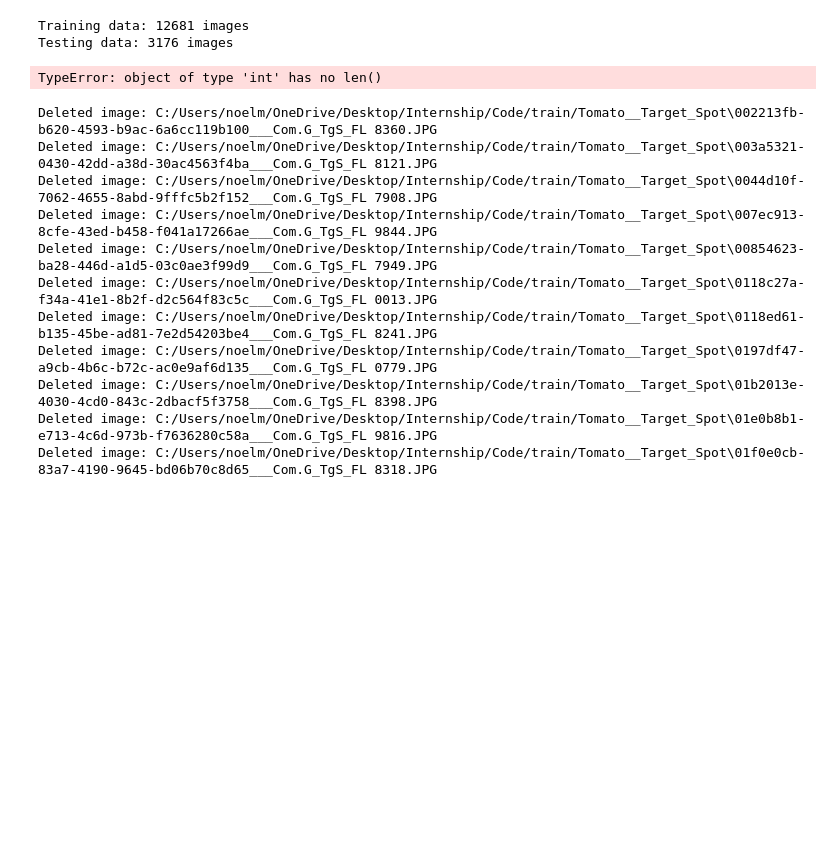
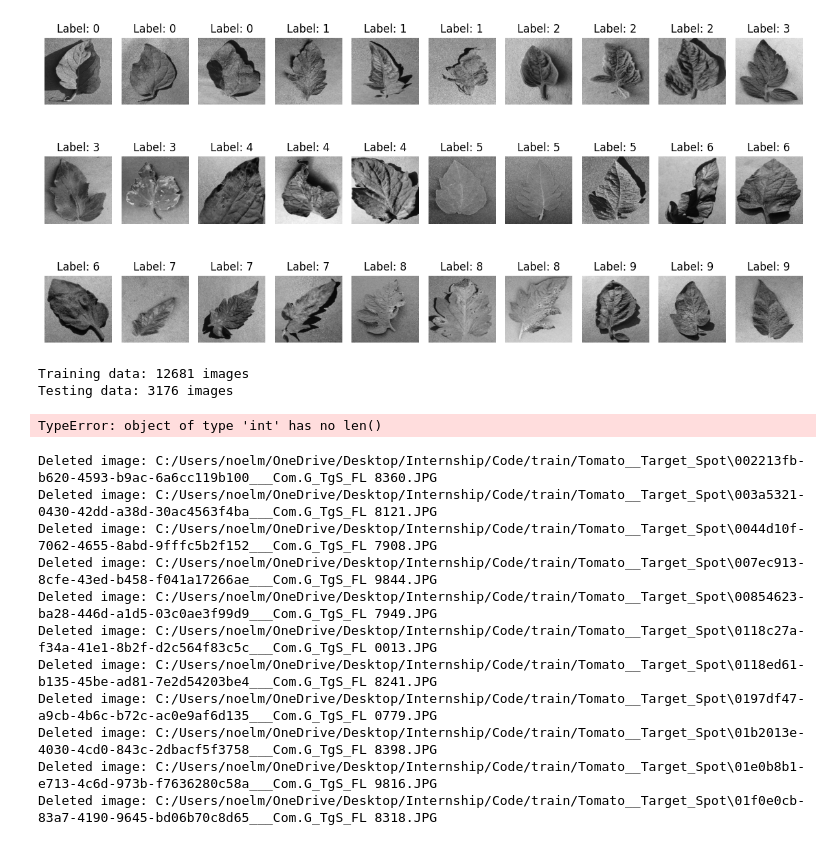
Before and after one commit to noelmt7/Tomato_Leaf_Disease_Detection, a Jupyter notebook: implementation.ipynb, the cells around one changed output. Drawn from its saved outputs; the diff is of its cells as text; code cells hidden in the pictures; blank space fills up the shorter version.

```diff
--- a/implementation.ipynb
+++ b/implementation.ipynb
@@ -11,4 +11,70 @@ import sklearn
 import cv2
 from sklearn.model_selection import train_test_split
 from sklearn.metrics import confusion_matrix
+# %%
+import cv2
+import os
+import numpy as np
+from sklearn.model_selection import train_test_split
+
+
+# Create a dictionary that maps each label to a unique integer value
+directories = {
+    "Tomato__Target_Spot": 0,
+    "Tomato__Tomato_mosaic_virus": 1,
+    "Tomato__Tomato_YellowLeaf__Curl_Virus": 2,
+    "Tomato_Bacterial_spot": 3,
+    "Tomato_Early_blight": 4,
+    "Tomato_healthy": 5,
+    "Tomato_Late_blight": 6,
+    "Tomato_Leaf_Mold": 7,
+    "Tomato_Septoria_leaf_spot": 8,
+    "Tomato_Spider_mites_Two_spotted_spider_mite": 9
+}
+
+# Initialize lists to store the images and labels
+images_to_print = []
+labels_to_print = []
+
+# Define the number of images to print per class
+num_images_to_print = 3
+
+# Loop through the directories and load images
+for directory, label in directories.items():
+    images = []
+    for filename in os.listdir(directory):
+        if filename.endswith('.JPG') or filename.endswith('.png'):
+            # Load the image
+            filepath = os.path.join(directory, filename)
+            image = cv2.imread(filepath)
+
+            # Convert the image to grayscale
+            image = cv2.cvtColor(image, cv2.COLOR_BGR2GRAY)
+
+            # Append the image and label to the lists
+            images.append(image)
+            labels_to_print.append(label)
+
+            # Break if the desired number of images to print is reached
+            if len(images) == num_images_to_print:
+                break
+
+    # Append the images to the overall list
+    images_to_print.extend(images)
+
+# Convert the lists to numpy arrays
+images_to_print = np.array(images_to_print)
+labels_to_print = np.array(labels_to_print)
+
+# Display the images
+plt.figure(figsize=(12, 6))
+for i in range(len(images_to_print)):
+    plt.subplot(num_images_to_print, len(directories), i + 1)
+    plt.imshow(images_to_print[i], cmap='gray')
+    plt.title(f"Label: {labels_to_print[i]}")
+    plt.axis('off')
+plt.tight_layout()
+plt.show()
+# %% [output]
+[figure, added]
 # %%
```
Also changed, not shown: parts of 1 cell of this notebook.
